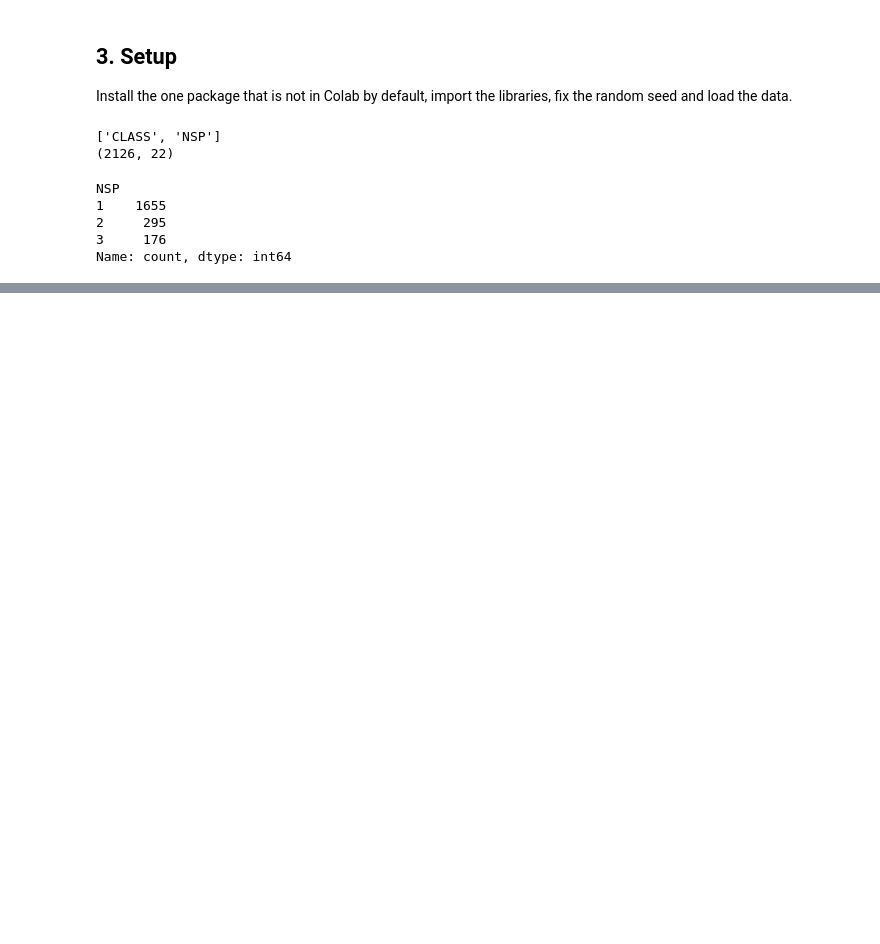
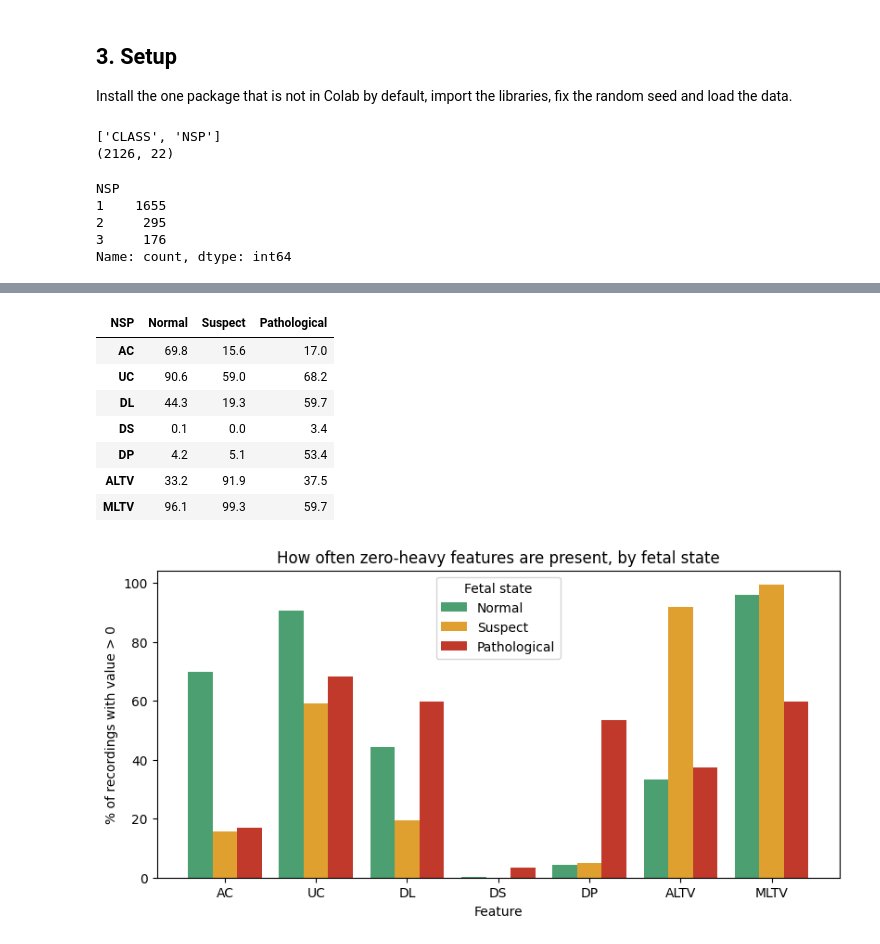
Before and after one commit to feyzakrp/se309-21-fetal-health, a Jupyter notebook: se309-21-fetal-health.ipynb, the cells around one changed output, grey strips where cells are left out. Cells and saved outputs as stored; diff of their text form; code cells hidden in the pictures; blank space fills up the shorter version.

```diff
--- a/se309-21-fetal-health.ipynb
+++ b/se309-21-fetal-health.ipynb
@@ -62,0 +235,29 @@ Name: count, dtype: int64
+# %%
+zero_heavy = ["AC", "UC", "DL", "DS", "DP", "ALTV", "MLTV"]
+nonzero = (df[zero_heavy] > 0).groupby(df["NSP"]).mean().mul(100).round(1)
+nonzero.index = nonzero.index.map(class_names)
+display(nonzero.T)
+
+x = np.arange(len(zero_heavy))
+w = 0.27
+fig, ax = plt.subplots(figsize=(9.5, 4.3))
+for i, k in enumerate((1, 2, 3)):
+    ax.bar(x + (i - 1) * w, nonzero.loc[class_names[k]], w, label=class_names[k], color=class_colors[k])
+ax.set_xticks(x)
+ax.set_xticklabels(zero_heavy)
+ax.set_xlabel("Feature")
+ax.set_ylabel("% of recordings with value > 0")
+ax.set_title("How often zero-heavy features are present, by fetal state")
+ax.legend(title="Fetal state")
+plt.savefig("images/eda_nonzero_share_by_class.png", dpi=150, bbox_inches="tight")
+plt.show()
+# %% [output]
+| NSP | Normal | Suspect | Pathological |
+| AC | 69.8 | 15.6 | 17.0 |
+| UC | 90.6 | 59.0 | 68.2 |
+| DL | 44.3 | 19.3 | 59.7 |
+| DS | 0.1 | 0.0 | 3.4 |
+| DP | 4.2 | 5.1 | 53.4 |
+| ALTV | 33.2 | 91.9 | 37.5 |
+| MLTV | 96.1 | 99.3 | 59.7 |
+[figure, added]
```
Also changed, not shown: parts of 21 cells of this notebook.
